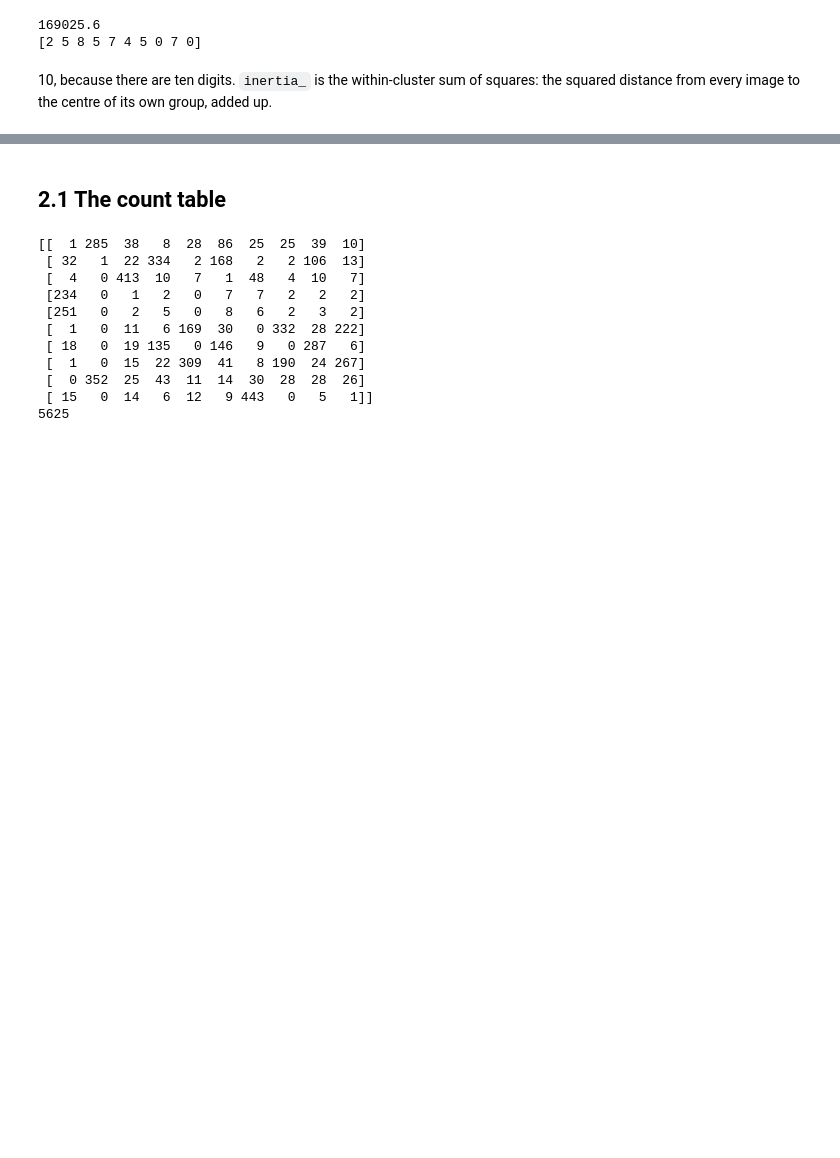
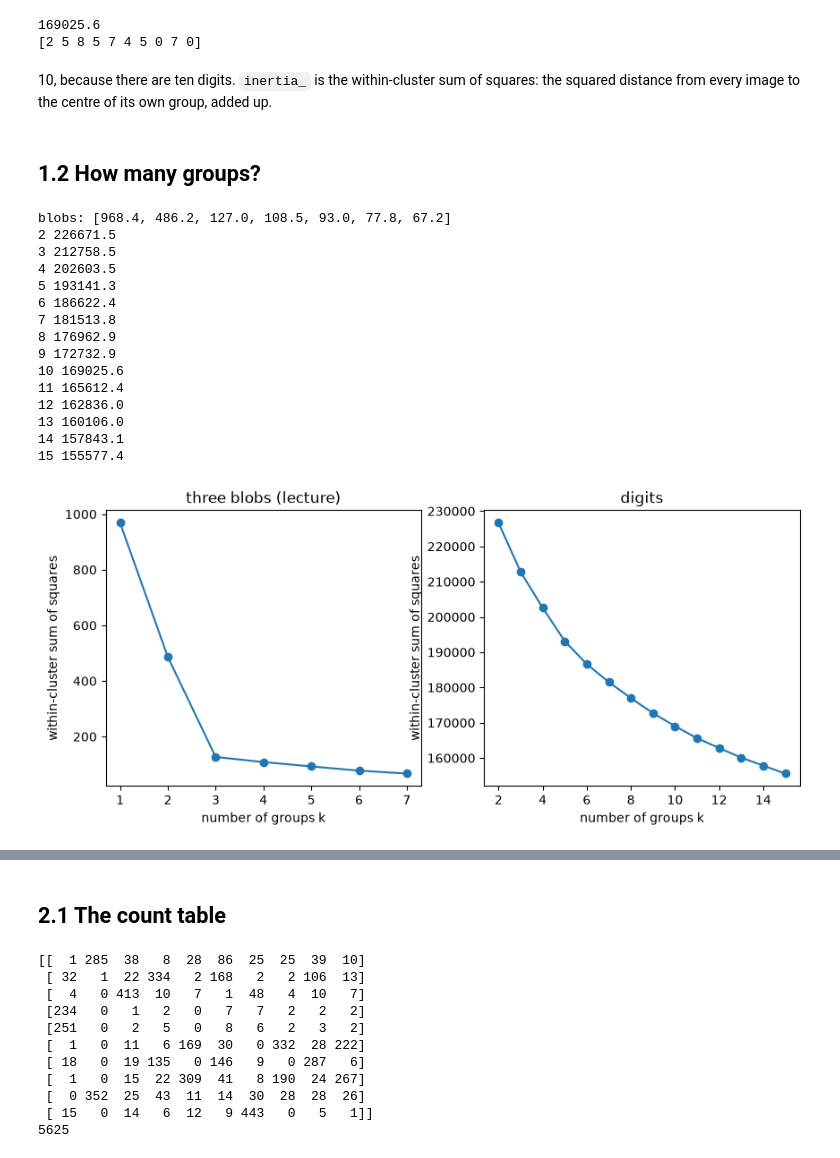
Before and after one commit to wayXing/mps311-439-course-materials, a Jupyter notebook: lecture-slids/lessons/lesson8/lab/lab_solution.ipynb, the cells around one changed output, grey strips where cells are left out. Drawn from its saved outputs; the diff is of its cells as text; code cells hidden in the pictures; blank space fills up the shorter version.

```diff
--- a/lecture-slids/lessons/lesson8/lab/lab_solution.ipynb
+++ b/lecture-slids/lessons/lesson8/lab/lab_solution.ipynb
@@ -40,3 +40,52 @@ print(groups[:10])                                        # the first ten group
 [2 5 8 5 7 4 5 0 7 0]
 # %% [markdown]
 10, because there are ten digits. `inertia_` is the within-cluster sum of squares: the squared distance from every image to the centre of its own group, added up.
+# %% [markdown]
+## 1.2 How many groups?
+# %%
+rng = np.random.default_rng(0)                            # the same random numbers as the lecture
+X_points = np.vstack([rng.normal([0, 0], 0.6, (60, 2)),   # blob 1: 60 points around (0, 0)
+                      rng.normal([4, 0.5], 0.6, (60, 2)), # blob 2: 60 points around (4, 0.5)
+                      rng.normal([2, 3.5], 0.6, (60, 2))])   # blob 3: 60 points around (2, 3.5)
+ks_blobs = range(1, 8)                                    # k = 1, 2, ..., 7 for the blobs
+inertias_blobs = []                                       # within-cluster sum of squares for each k
+for k in ks_blobs:
+    km_k = KMeans(n_clusters=k, n_init=10, random_state=0)   # the same settings as 1.1, only k changes
+    km_k.fit(X_points)                                    # no labels
+    inertias_blobs.append(round(km_k.inertia_, 1))        # keep its within-cluster sum of squares
+print("blobs:", inertias_blobs)                           # one number for each k from 1 to 7
+
+ks = range(2, 16)                                         # k = 2, 3, ..., 15 for the digits
+inertias = []                                             # within-cluster sum of squares for each k
+for k in ks:
+    km_k = KMeans(n_clusters=k, n_init=10, random_state=0)   # the same settings as 1.1, only k changes
+    km_k.fit(Z_fit)                                       # still no labels
+    inertias.append(km_k.inertia_)                        # keep its within-cluster sum of squares
+    print(k, round(km_k.inertia_, 1))                     # k, within-cluster sum of squares
+
+fig, axes = plt.subplots(1, 2, figsize=(10, 4))           # two plots side by side
+axes[0].plot(ks_blobs, inertias_blobs, marker="o")        # one dot for each k
+axes[0].set_title("three blobs (lecture)")
+axes[1].plot(ks, inertias, marker="o")                    # one dot for each k
+axes[1].set_title("digits")
+for ax in axes:
+    ax.set_xlabel("number of groups k")
+    ax.set_ylabel("within-cluster sum of squares")
+plt.show()
+# %% [output]
+blobs: [968.4, 486.2, 127.0, 108.5, 93.0, 77.8, 67.2]
+2 226671.5
+3 212758.5
+4 202603.5
+5 193141.3
+6 186622.4
+7 181513.8
+8 176962.9
+9 172732.9
+10 169025.6
+11 165612.4
+12 162836.0
+13 160106.0
+14 157843.1
+15 155577.4
+[figure, added]
```
Also changed, not shown: parts of 15 cells of this notebook, 36 other files.
